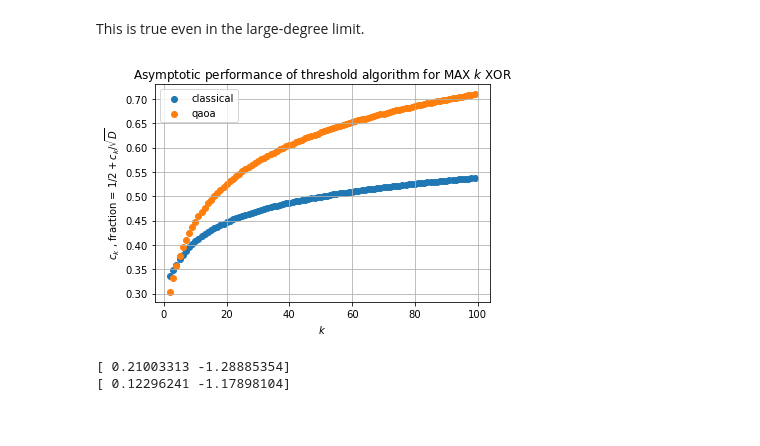
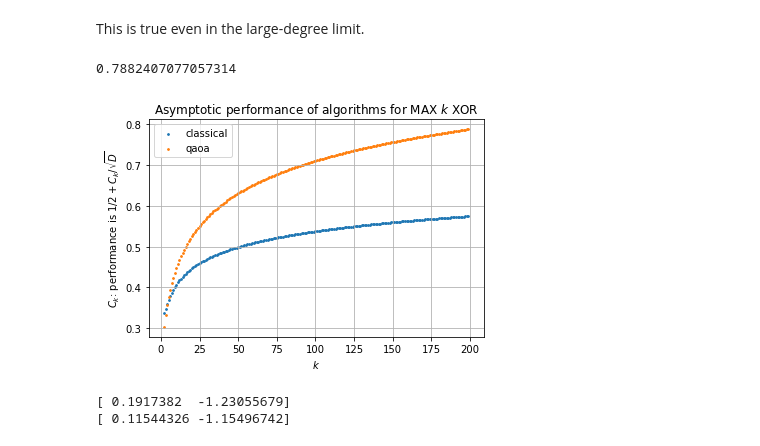
Before and after one commit to marwahaha/QuAIL-2021, a Jupyter notebook: maxkxor.ipynb, the cells around one changed output. Drawn from its saved outputs; the diff is of its cells as text; code cells hidden in the pictures.

```diff
--- a/maxkxor.ipynb
+++ b/maxkxor.ipynb
@@ -351,7 +353,7 @@ plt.legend()
 <matplotlib.legend.Legend at 0x...>
 [figure]
 # %%
-ks = range(2, 100)
+ks = range(2, 200)
 best_alphas = [minimize(fmaker(k), -1, method='Nelder-Mead', options={"ftol":1e-10}).x[0] for k in ks]
 best_threshold_perf = [large_degree_improvement(a, k) for a,k in zip(best_alphas, ks)]
 # %%
@@ -432,9 +434,9 @@ for k in [3, 4, 5, 7, 10, 100]:
         outs = [complex(f(i, k, D)).real*D**0.5 for i in inps]
         plt.plot(inps/np.pi, outs, label="D=" + str(D))
         print('k:', k, "D:", D, 'beta/pi:', inps[np.argmax(outs)]/np.pi, 'gamma:', gamma_from_beta(inps[np.argmax(outs)], k, D), 'perf:', np.max(outs))
-    plt.title("QAOA for MAX K XOR, k=" + str(k))
+    plt.title("QAOA for MAX $k$ XOR, k=" + str(k))
     plt.grid()
-    plt.ylabel("C; perf $1/2 + C/ \sqrt{D}$")
+    plt.ylabel("$C_{" + str(k) + ",D}$: performance is $1/2 + C_{" + str(k) + ",D}/\sqrt{D}$")
     plt.xlabel("$ beta / \pi$")
     plt.legend()
 # %% [output]
@@ -498,15 +500,16 @@ def qaoa_asymptotic_kxor(k,t):
     return -0.25*1j * t**(1-k) * k**(-k/2) * (term_1**k - term_2**k)
 # %%
 qaoa_asymptotic_maxes = []
-for k in range(2, 100):
+for k in range(2, 200):
     inps = np.linspace(0, 2, 100000)
     outs = [qaoa_asymptotic_kxor(k,i).real for i in inps]
     plt.plot(inps, outs, label="k=" + str(k))
     if k < 20 or k % 5 == 0:
-        print("k=", str(k), "Max:", np.nanmax(outs), "at t=", inps[np.nanargmax(outs)])
+        t = inps[np.nanargmax(outs)]
+        print("k=", str(k), "Max:", np.nanmax(outs), "at t=", t, 'beta=', np.arcsin(1/t/k**0.5)/2)
     qaoa_asymptotic_maxes.append(np.nanmax(outs))
 plt.grid()
-plt.xlabel("t, gamma = t/sqrt(D)")
-plt.ylabel("C; perf $1/2 + C/ \sqrt{D}$")
+plt.xlabel("$t$: gamma = $t/\sqrt{D}$")
+plt.ylabel("$C_{k}$: performance is $1/2 + C_{k}/\sqrt{D}$")
 # plt.legend()
 # %% [output]
@@ -557,18 +560,22 @@ Wall time: 7.72 s
 So for $k > 4$, the QAOA does better than the threshold algorithm.
 # %% [markdown]
 This is true even in the large-degree limit.
+# %%
+max([q for q in qaoa_asymptotic_maxes if q != np.inf])
+# %% [output]
+0.7882407077057314
 # %%
-ks = range(2, 100)
-plt.scatter(ks[:len(best_threshold_perf)], best_threshold_perf, label='classical')
-plt.scatter(ks[:len(qaoa_asymptotic_maxes)], qaoa_asymptotic_maxes, label='qaoa')
+ks = range(2, 200)
+plt.scatter(ks[:len(best_threshold_perf)], best_threshold_perf, label='classical', s=3)
+plt.scatter(ks[:len(qaoa_asymptotic_maxes)], qaoa_asymptotic_maxes, label='qaoa', s=3)
 plt.grid()
 plt.xlabel("$k$")
-plt.ylabel("$c_k$ , fraction = $1/2 +  c_k /\sqrt{D}$")
+plt.ylabel("$C_{k}$: performance is $1/2 + C_{k}/\sqrt{D}$")
 plt.legend()
-plt.title("Asymptotic performance of threshold algorithm for MAX $k$ XOR")
-plt.savefig('asymptotic_comparison.png',  dpi=300)
+plt.title("Asymptotic performance of algorithms for MAX $k$ XOR")
+plt.savefig('images/asymptotic_comparison.png',  dpi=300)
 # %% [output]
-[figure, old version]
+[figure, new version]
 # %%
 def logfit(x, y, deg=1):
     logx = np.log(x)
@@ -592,8 +599,8 @@ inps = ks[:len(dataset)]
 threshold_coeffs = logfit(inps, dataset, deg=1)
 print(threshold_coeffs)
 # %% [output]
-[ 0.21003313 -1.28885354]
-[ 0.12296241 -1.17898104]
+[ 0.1917382  -1.23055679]
+[ 0.11544326 -1.15496742]
 # %%
 plt.loglog(ks, best_threshold_perf, label='classical')
 plt.loglog(ks[:len(qaoa_asymptotic_maxes)], qaoa_asymptotic_maxes, label='qaoa')
```
Also changed, not shown: parts of 96 cells of this notebook, 2 other files.
